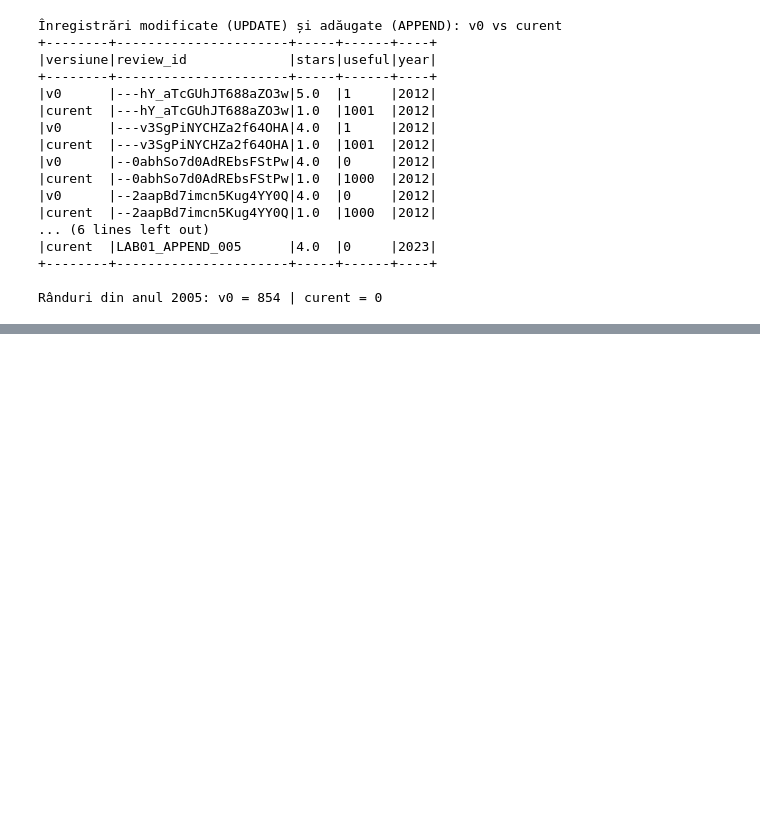
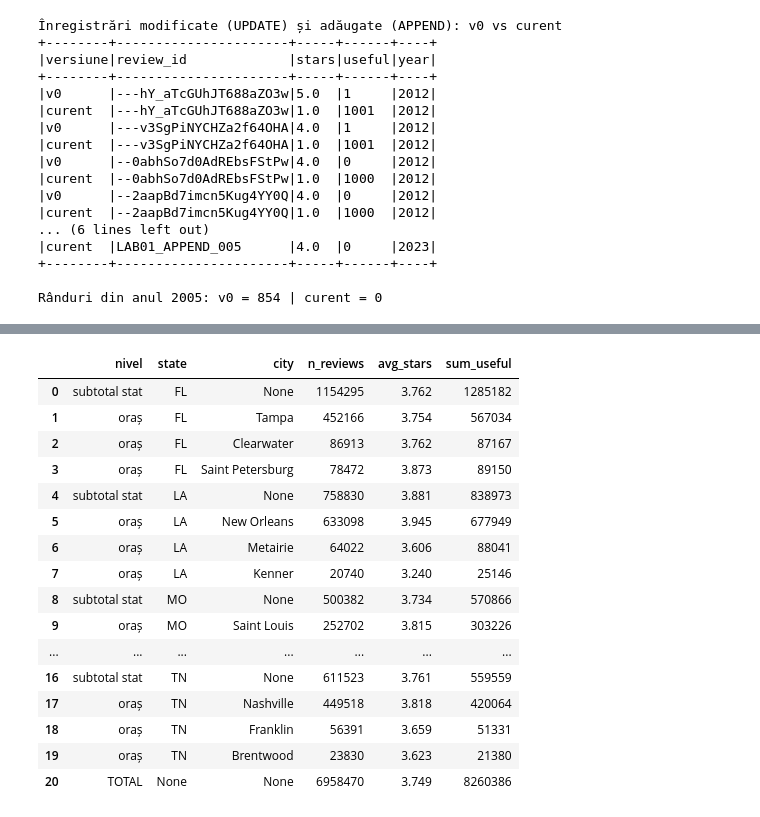
Before and after one commit to iovanom/big_data_course, a Jupyter notebook: laborator_1/notebooks/L01_storage_yelp.ipynb, the cells around one changed output, grey strips where cells are left out. Cells and saved outputs as stored; diff of their text form; code cells hidden in the pictures; blank space fills up the shorter version.

```diff
--- a/laborator_1/notebooks/L01_storage_yelp.ipynb
+++ b/laborator_1/notebooks/L01_storage_yelp.ipynb
@@ -906,0 +1344,51 @@ Concluzii generate din valorile măsurate:
+# %%
+# ROLL-UP: recenzii pe stat -> oraș, cu subtotaluri pe stat și total general
+olap_rollup = spark.sql("""
+WITH r AS (
+  SELECT CASE WHEN GROUPING(b.state) = 1 THEN 'TOTAL'
+              WHEN GROUPING(b.city)  = 1 THEN 'subtotal stat'
+              ELSE 'oraș' END                AS nivel,
+         b.state, b.city,
+         COUNT(*)                            AS n_reviews,
+         ROUND(AVG(f.stars), 3)              AS avg_stars,
+         SUM(f.useful)                       AS sum_useful
+  FROM fact_review f
+  JOIN dim_business b ON f.business_key = b.business_key
+  GROUP BY ROLLUP(b.state, b.city)
+),
+top_states AS (
+  SELECT state FROM r WHERE nivel = 'subtotal stat'
+  ORDER BY n_reviews DESC LIMIT 5
+),
+ranked AS (
+  SELECT r.*, ROW_NUMBER() OVER (PARTITION BY state, nivel ORDER BY n_reviews DESC) AS rn
+  FROM r
+)
+SELECT nivel, state, city, n_reviews, avg_stars, sum_useful
+FROM ranked
+WHERE nivel = 'TOTAL'
+   OR (state IN (SELECT state FROM top_states) AND (nivel = 'subtotal stat' OR rn <= 3))
+ORDER BY CASE WHEN nivel = 'TOTAL' THEN 1 ELSE 0 END,
+         state,
+         CASE WHEN nivel = 'subtotal stat' THEN 0 ELSE 1 END,
+         n_reviews DESC
+""")
+olap_rollup.toPandas()
+# %% [output]
+|  | nivel | state | city | n_reviews | avg_stars | sum_useful |
+| 0 | subtotal stat | FL | None | 1154295 | 3.762 | 1285182 |
+| 1 | oraș | FL | Tampa | 452166 | 3.754 | 567034 |
+| 2 | oraș | FL | Clearwater | 86913 | 3.762 | 87167 |
+| 3 | oraș | FL | Saint Petersburg | 78472 | 3.873 | 89150 |
+| 4 | subtotal stat | LA | None | 758830 | 3.881 | 838973 |
+| 5 | oraș | LA | New Orleans | 633098 | 3.945 | 677949 |
+| 6 | oraș | LA | Metairie | 64022 | 3.606 | 88041 |
+| 7 | oraș | LA | Kenner | 20740 | 3.240 | 25146 |
+| 8 | subtotal stat | MO | None | 500382 | 3.734 | 570866 |
+| 9 | oraș | MO | Saint Louis | 252702 | 3.815 | 303226 |
+| ... | ... | ... | ... | ... | ... | ... |
+| 16 | subtotal stat | TN | None | 611523 | 3.761 | 559559 |
+| 17 | oraș | TN | Nashville | 449518 | 3.818 | 420064 |
+| 18 | oraș | TN | Franklin | 56391 | 3.659 | 51331 |
+| 19 | oraș | TN | Brentwood | 23830 | 3.623 | 21380 |
+| 20 | TOTAL | None | None | 6958470 | 3.749 | 8260386 |
```
Also changed, not shown: parts of 88 cells of this notebook, 15 other files.
